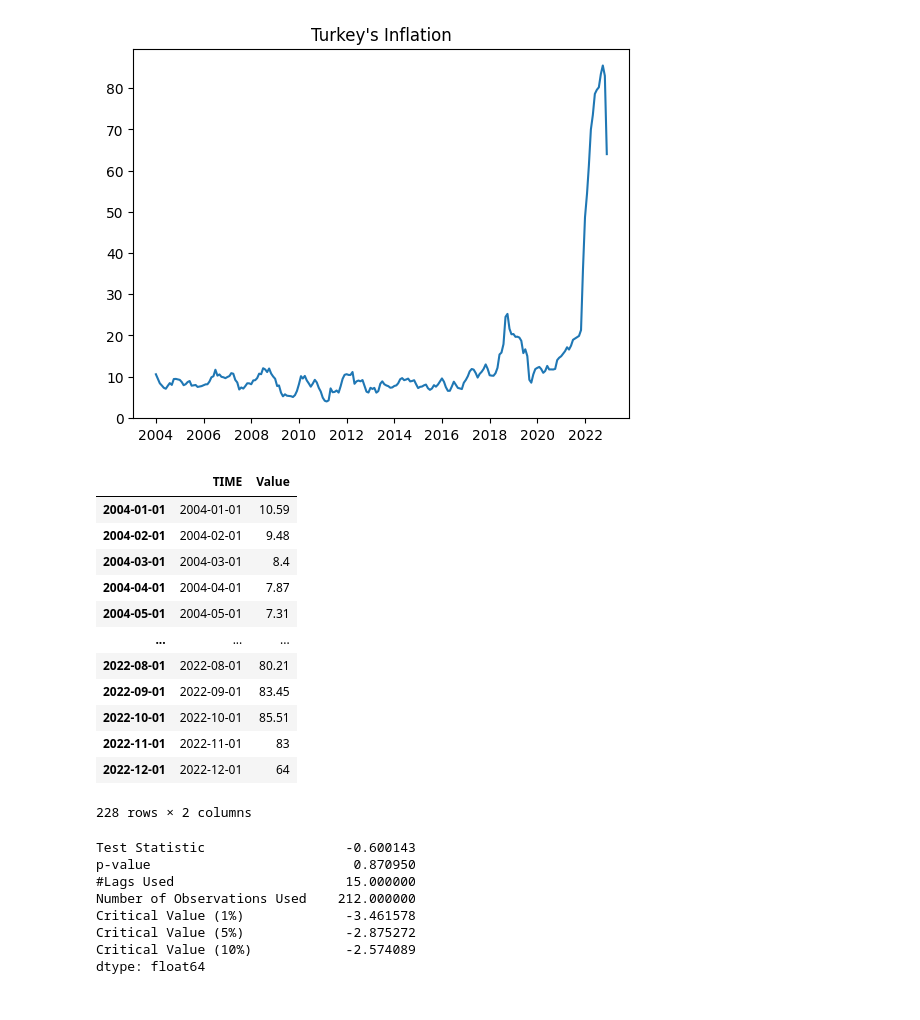
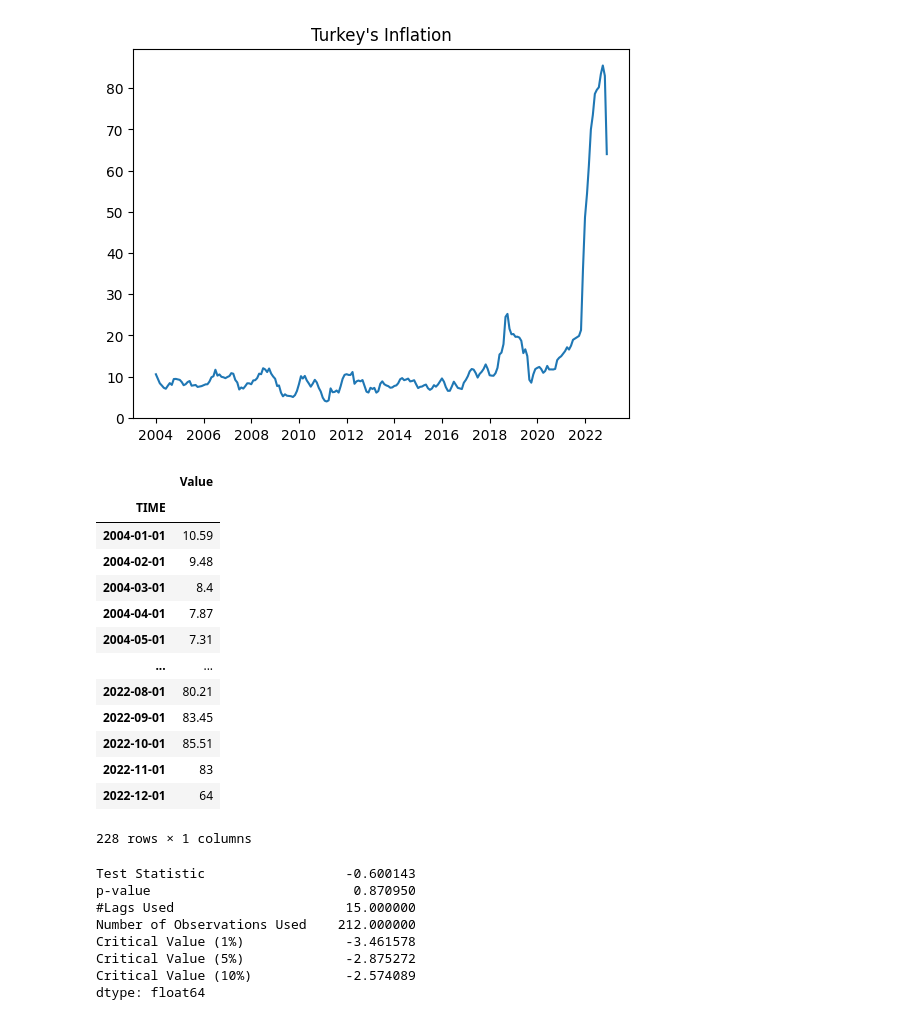
Before and after one commit to kaboya19/Turkey-Inflation-Analysis, a Jupyter notebook: Final_Project.ipynb, the cells around one changed output. Saved outputs shown, nothing was run; the diff lists cells and outputs as text; code cells hidden in the pictures.

```diff
--- a/Final_Project.ipynb
+++ b/Final_Project.ipynb
@@ -50,19 +50,3 @@ plt.plot(df)
 plt.show()
 # %% [output]
 [figure]
-# %%
-df
-# %% [output]
-|  | TIME | Value |
-| 2004-01-01 | 2004-01-01 | 10.59 |
-| 2004-02-01 | 2004-02-01 | 9.48 |
-| 2004-03-01 | 2004-03-01 | 8.4 |
-| 2004-04-01 | 2004-04-01 | 7.87 |
-| 2004-05-01 | 2004-05-01 | 7.31 |
-| ... | ... | ... |
-| 2022-08-01 | 2022-08-01 | 80.21 |
-| 2022-09-01 | 2022-09-01 | 83.45 |
-| 2022-10-01 | 2022-10-01 | 85.51 |
-| 2022-11-01 | 2022-11-01 | 83 |
-| 2022-12-01 | 2022-12-01 | 64 |
-228 rows × 2 columns
@@ -70,6 +56,24 @@ df
 df['TIME'].replace(regex=True,inplace=True, to_replace='M',value='')
 df['TIME'] =  pd.to_datetime(df['TIME'], format='%Y%m', errors='ignore', infer_datetime_format=True)
 df = df.set_index(['TIME'])
+# %%
+df.columns=["Value"]
+df
+# %% [output]
+|  | Value |
+| TIME |  |
+| 2004-01-01 | 10.59 |
+| 2004-02-01 | 9.48 |
+| 2004-03-01 | 8.4 |
+| 2004-04-01 | 7.87 |
+| 2004-05-01 | 7.31 |
+| ... | ... |
+| 2022-08-01 | 80.21 |
+| 2022-09-01 | 83.45 |
+| 2022-10-01 | 85.51 |
+| 2022-11-01 | 83 |
+| 2022-12-01 | 64 |
+228 rows × 1 columns
 # %%
 
 from statsmodels.tsa.stattools import adfuller
```
Also changed, not shown: parts of 12 cells of this notebook.
